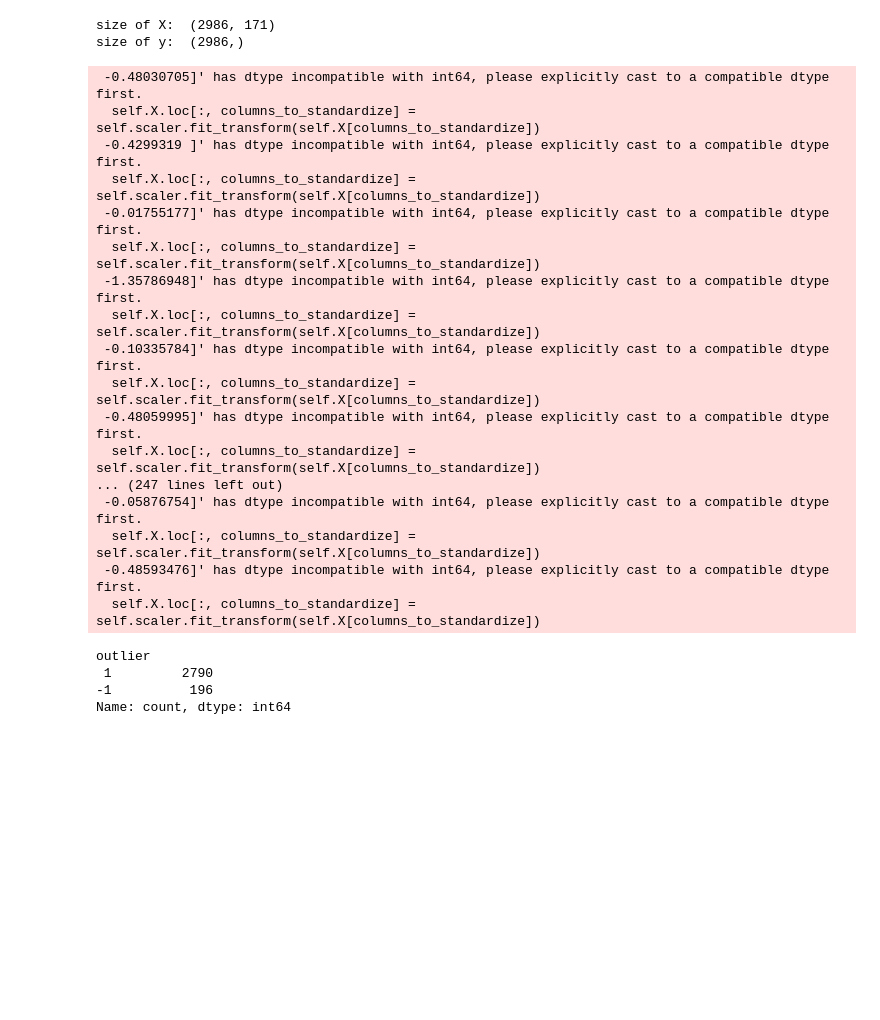
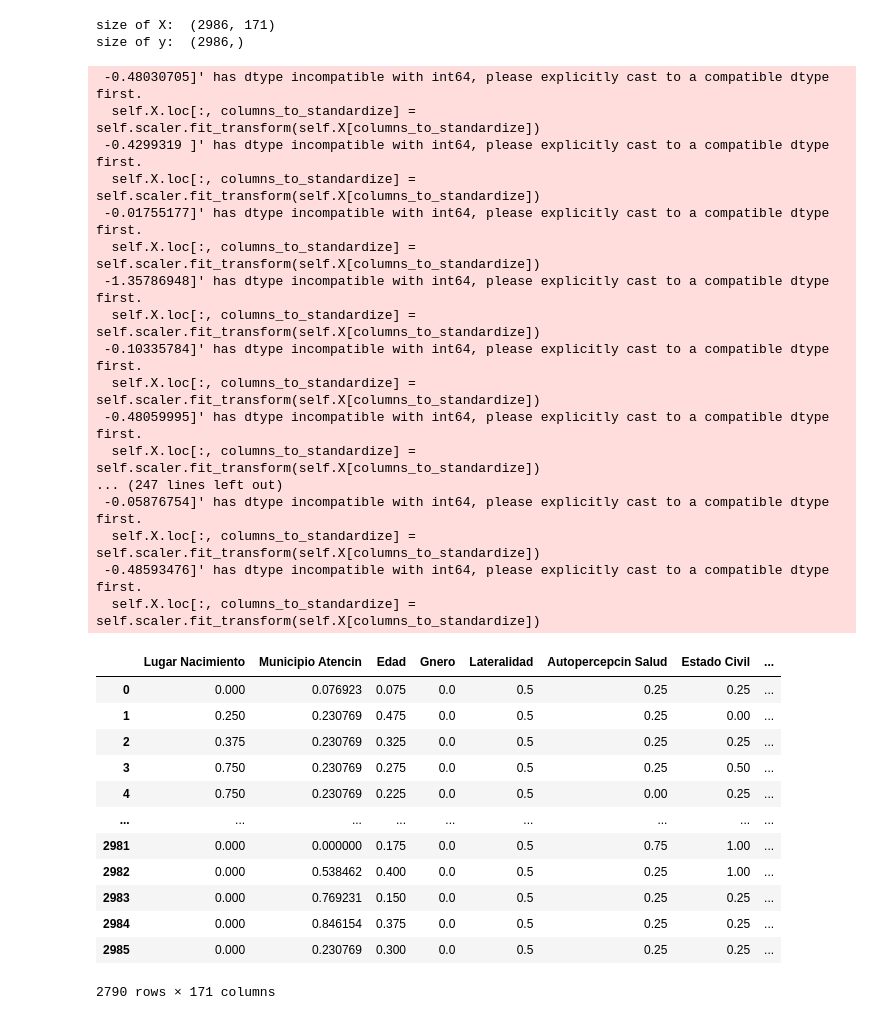
Before and after one commit to JuanSebastianCG/Python_Cognitive_Decline_AI, a Jupyter notebook: model/notebooks/DtaProcessing.ipynb, the cells around one changed output. Cells and saved outputs as stored; diff of their text form; code cells hidden in the pictures; blank space fills up the shorter version.

```diff
--- a/model/notebooks/DtaProcessing.ipynb
+++ b/model/notebooks/DtaProcessing.ipynb
@@ -116,7 +116,6 @@ preprocessor.delete_duplicate_rows()
 
 # Limpieza de duplicados y datos nulos
 #preprocessor.delete_null_data()
-#preprocessor.delete_Object_columns()
 
 # Imputación de valores faltantes
 preprocessor.impute_missing_values()
@@ -128,37 +127,50 @@ preprocessor.standardize()
 preprocessor.normalize_features()
 
 #detectar y eliminar outliers
 preprocessor.delete_outliers().value_counts()
 
 #balancear datos
 #preprocessor.balance_data()
 
 #generar columnas polinomiales
 #xfold = preprocessor.generate_polynomial_columns()
 
 #preprocessor.reduce_dimensionality(n_components=2,replace=True)
+
+
+
+preprocessor.delete_Object_columns()
 # %% [output]
  -0.48030705]' has dtype incompatible with int64, please explicitly cast to a compatible dtype first.
   self.X.loc[:, columns_to_standardize] = self.scaler.fit_transform(self.X[columns_to_standardize])
  -0.4299319 ]' has dtype incompatible with int64, please explicitly cast to a compatible dtype first.
   self.X.loc[:, columns_to_standardize] = self.scaler.fit_transform(self.X[columns_to_standardize])
  -0.01755177]' has dtype incompatible with int64, please explicitly cast to a compatible dtype first.
   self.X.loc[:, columns_to_standardize] = self.scaler.fit_transform(self.X[columns_to_standardize])
  -1.35786948]' has dtype incompatible with int64, please explicitly cast to a compatible dtype first.
   self.X.loc[:, columns_to_standardize] = self.scaler.fit_transform(self.X[columns_to_standardize])
  -0.10335784]' has dtype incompatible with int64, please explicitly cast to a compatible dtype first.
   self.X.loc[:, columns_to_standardize] = self.scaler.fit_transform(self.X[columns_to_standardize])
  -0.48059995]' has dtype incompatible with int64, please explicitly cast to a compatible dtype first.
   self.X.loc[:, columns_to_standardize] = self.scaler.fit_transform(self.X[columns_to_standardize])
 ... (247 lines left out)
  -0.05876754]' has dtype incompatible with int64, please explicitly cast to a compatible dtype first.
   self.X.loc[:, columns_to_standardize] = self.scaler.fit_transform(self.X[columns_to_standardize])
  -0.48593476]' has dtype incompatible with int64, please explicitly cast to a compatible dtype first.
   self.X.loc[:, columns_to_standardize] = self.scaler.fit_transform(self.X[columns_to_standardize])
+|  | Lugar Nacimiento | Municipio Atencin | Edad | Gnero | Lateralidad | Autopercepcin Salud | Estado Civil | ... |
+| 0 | 0.000 | 0.076923 | 0.075 | 0.0 | 0.5 | 0.25 | 0.25 | ... |
+| 1 | 0.250 | 0.230769 | 0.475 | 0.0 | 0.5 | 0.25 | 0.00 | ... |
+| 2 | 0.375 | 0.230769 | 0.325 | 0.0 | 0.5 | 0.25 | 0.25 | ... |
+| 3 | 0.750 | 0.230769 | 0.275 | 0.0 | 0.5 | 0.25 | 0.50 | ... |
+| 4 | 0.750 | 0.230769 | 0.225 | 0.0 | 0.5 | 0.00 | 0.25 | ... |
+| ... | ... | ... | ... | ... | ... | ... | ... | ... |
+| 2981 | 0.000 | 0.000000 | 0.175 | 0.0 | 0.5 | 0.75 | 1.00 | ... |
+| 2982 | 0.000 | 0.538462 | 0.400 | 0.0 | 0.5 | 0.25 | 1.00 | ... |
+| 2983 | 0.000 | 0.769231 | 0.150 | 0.0 | 0.5 | 0.25 | 0.25 | ... |
+| 2984 | 0.000 | 0.846154 | 0.375 | 0.0 | 0.5 | 0.25 | 0.25 | ... |
+| 2985 | 0.000 | 0.230769 | 0.300 | 0.0 | 0.5 | 0.25 | 0.25 | ... |
-outlier
- 1         2790
--1          196
-Name: count, dtype: int64
+2790 rows × 171 columns
 # %%
 
 data = pd.concat([preprocessor.X, preprocessor.y], axis=1)
```
Also changed, not shown: parts of 7 cells of this notebook, 2 other files.
